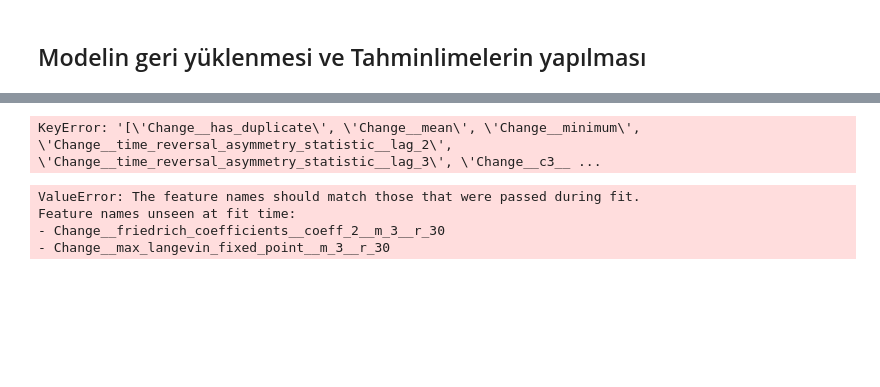
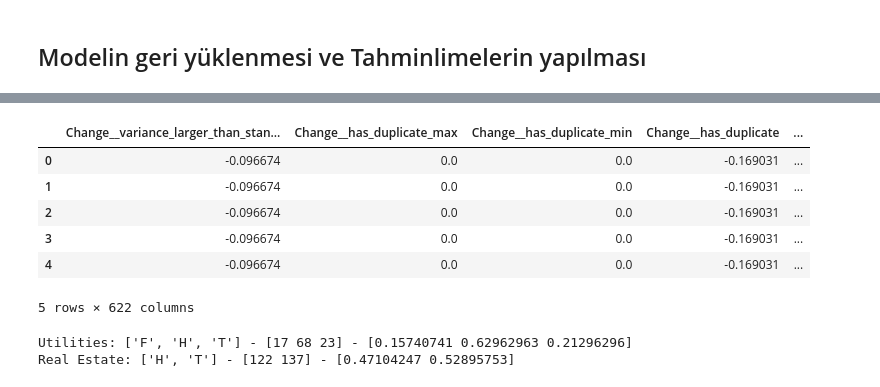
Before and after one commit to Tugaytalha/Tickers-Sectors_Sector-Classification-On-Time-Series_, a Jupyter notebook: Code/Proje-Tickers-Sectors.ipynb, the cells around one changed output, grey strips where cells are left out. Saved outputs shown, nothing was run; the diff lists cells and outputs as text; code cells hidden in the pictures; blank space fills up the shorter version.

```diff
--- a/Code/Proje-Tickers-Sectors.ipynb
+++ b/Code/Proje-Tickers-Sectors.ipynb
@@ -611,7 +575,7 @@ Stacking scores: [0.98994975 1.         1.         0.98994975]
 # Let's continue with the with ada boost and stacking classifier which has the best scores
 # Define the hyperparameters
 bests = {
-    "Ada Boost": {"n_estimators": [50, 100, 200, 300, 400], "learning_rate": [1, 0.1, 0.01, 0.001, 0.0001]},
+    "Ada Boost": {"n_estimators": [25, 50, 100, 200], "learning_rate": [3, 1, 0.1, 0.01]},
     "Stacking": {"final_estimator": [LogisticRegression(), RandomForestClassifier(), SVC()]}
 }
 # Train the models with grid search
@@ -700,13 +656,13 @@ drop_constant_columns(real_estate_close)
 utilities_features = data_prepare_pipeline(utilities_close)
 real_estate_features = data_prepare_pipeline(real_estate_close)
 
-# Drop empty columns
-utilities_features.dropna(axis=1, inplace=True)
-real_estate_features.dropna(axis=1, inplace=True)
+# Drop empty columns that contains no data
+utilities_features.dropna(axis=1, inplace=True, how="all")
+real_estate_features.dropna(axis=1, inplace=True, how="all")
 
-# Drop empty rows
-utilities_features.dropna(axis=0, inplace=True)
-real_estate_features.dropna(axis=0, inplace=True)
+# Drop rows that contains no data
+utilities_features.dropna(axis=0, inplace=True, how="all")
+real_estate_features.dropna(axis=0, inplace=True, how="all")
 
 # Drop Symbol feature
 utilities_features.drop(columns="Symbol", inplace=True)
@@ -750,8 +670,28 @@ ValueError: Found input variables with inconsistent numbers of samples: [113, 67
-# %%
-# Drop the features that are not in the best model
-for col in real_estate_features.columns:
-    if col not in X_train.columns:
-        real_estate_features.drop(columns=col, inplace=True)
-        utilities_features.drop(columns=col, inplace=True)
-# %% [output]
-KeyError: '[\'Change__has_duplicate\', \'Change__mean\', \'Change__minimum\', \'Change__time_reversal_asymmetry_statistic__lag_2\', \'Change__time_reversal_asymmetry_statistic__lag_3\', \'Change__c3__ ...
+# %%
+# Drop the features that are not in the best model
+for col in real_estate_features.columns:
+    if col not in X_train.columns:
+        real_estate_features.drop(columns=col, inplace=True)
+
+for col in utilities_features.columns:
+    if col not in X_train.columns:
+        utilities_features.drop(columns=col, inplace=True)
+# %%
+# Add missing columns as 0
+for col in X_train.columns:
+    if col not in real_estate_features.columns:
+        real_estate_features[col] = 0
+    if col not in utilities_features.columns:
+        utilities_features[col] = 0
+#Change__abs_energy
+# Change__absolute_maximum
+# Change__absolute_sum_of_changes
+# Change__agg_linear_trend__attr_"intercept"__chunk_len_10__f_agg_"mean"
+# Change__agg_linear_trend__attr_"intercept"__chunk_len_10__f_agg_"min"
+# These collumns are not in the real_estate_features don't know why, add these
+#utilities_features['Change__abs_energy'] = 0
+#utilities_features['Change__absolute_maximum'] = 0
+#utilities_features['Change__absolute_sum_of_changes'] = 0
+#utilities_features['Change__agg_linear_trend__attr_"intercept"__chunk_len_10__f_agg_"mean"'] = 0
+#utilities_features['Change__agg_linear_trend__attr_"intercept"__chunk_len_10__f_agg_"min"'] = 0
+#
@@ -757,0 +702,10 @@ KeyError: '[\'Change__has_duplicate\', \'Change__mean\', \'Change__minimum\', \'
+# %%
+utilities_features.head()
+# %% [output]
+|  | Change__variance_larger_than_stan... | Change__has_duplicate_max | Change__has_duplicate_min | Change__has_duplicate | ... |
+| 0 | -0.096674 | 0.0 | 0.0 | -0.169031 | ... |
+| 1 | -0.096674 | 0.0 | 0.0 | -0.169031 | ... |
+| 2 | -0.096674 | 0.0 | 0.0 | -0.169031 | ... |
+| 3 | -0.096674 | 0.0 | 0.0 | -0.169031 | ... |
+| 4 | -0.096674 | 0.0 | 0.0 | -0.169031 | ... |
+5 rows × 622 columns
@@ -760,11 +734,11 @@ KeyError: '[\'Change__has_duplicate\', \'Change__mean\', \'Change__minimum\', \'
 utilities_pred = best_model.predict(utilities_features)
 real_estate_pred = best_model.predict(real_estate_features)
 
-# Show predictions as both percentages and counts
-print(utilities_pred)
-print(real_estate_pred)
+
+# Show predictions as both percentages and counts ['F' 'H' 'T'] - [0 1 2]
+# Format: - ['F', 'H', 'T'] - [counts] - [percentages]
+print(f"Utilities: {inverse_label_encoding(np.unique(utilities_pred, return_counts=True)[0].tolist())} - {np.unique(utilities_pred, return_counts=True)[1]} - {np.unique(utilities_pred, return_counts=True)[1] / len(utilities_pred)}")
+print(f"Real Estate: {inverse_label_encoding(np.unique(real_estate_pred, return_counts=True)[0].tolist())} - {np.unique(real_estate_pred, return_counts=True)[1]} - {np.unique(real_estate_pred, return_counts=True)[1] / len(real_estate_pred)}")
 # %% [output]
-ValueError: The feature names should match those that were passed during fit.
-Feature names unseen at fit time:
-- Change__friedrich_coefficients__coeff_2__m_3__r_30
-- Change__max_langevin_fixed_point__m_3__r_30
+Utilities: ['F', 'H', 'T'] - [17 68 23] - [0.15740741 0.62962963 0.21296296]
+Real Estate: ['H', 'T'] - [122 137] - [0.47104247 0.52895753]
```
Also changed, not shown: parts of 13 cells of this notebook, 1 other file.
